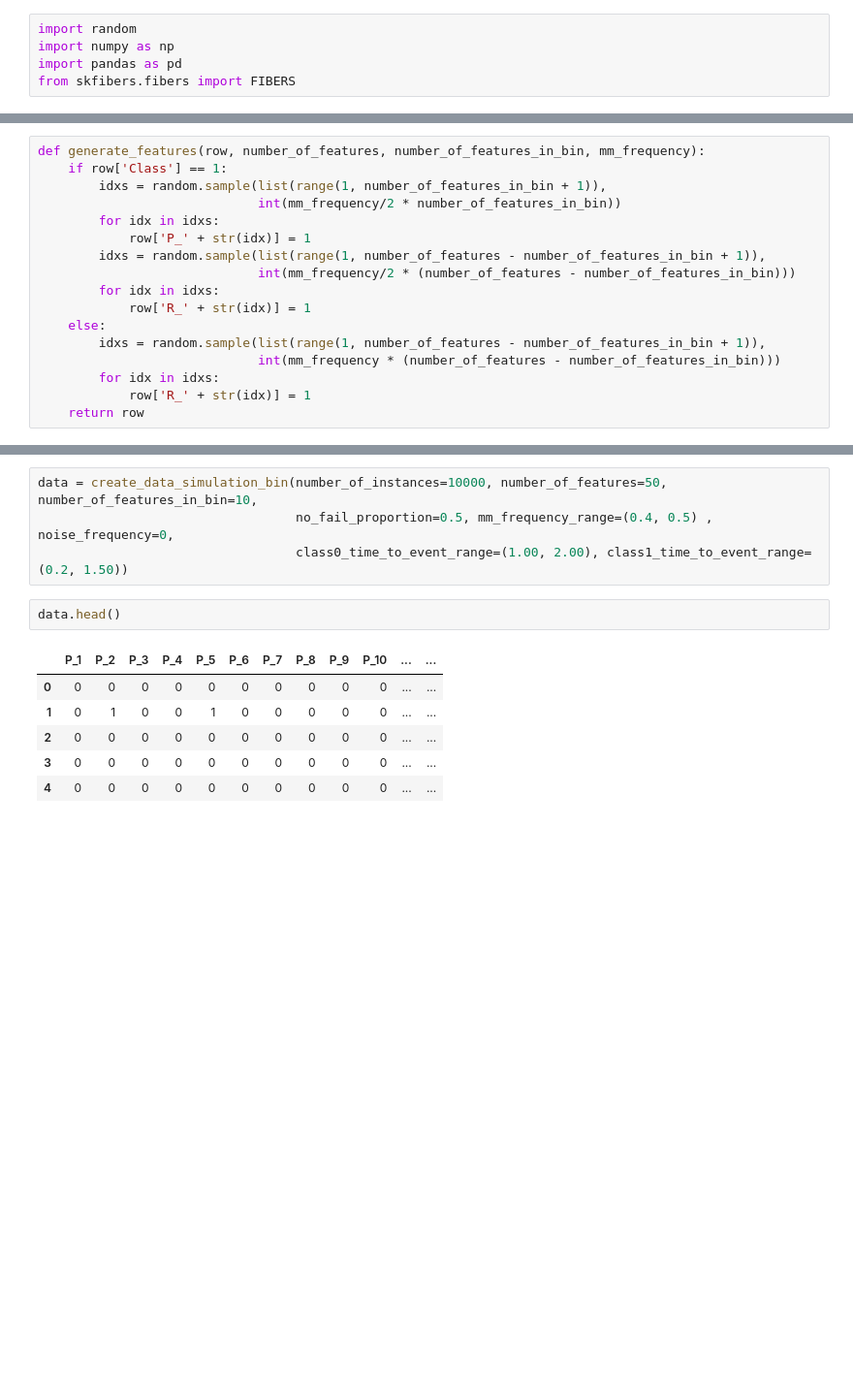
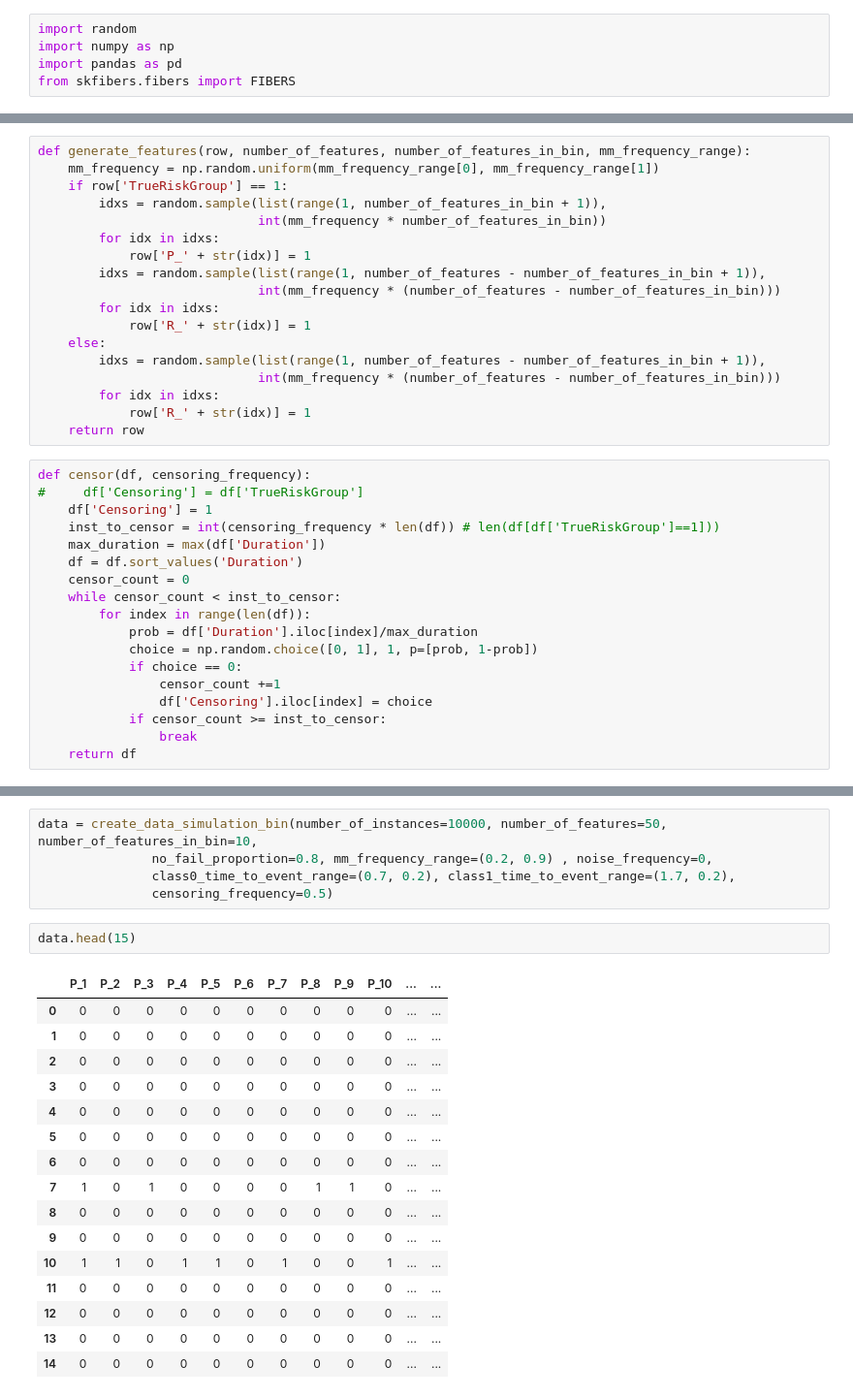
Before and after one commit to UrbsLab/scikit-FIBERS, a Jupyter notebook: src/FIBERSDatasim.ipynb, the cells around one changed output, grey strips where cells are left out. Shown: that part at 97% size. Drawn from its saved outputs; the diff is of its cells as text; blank space fills up the shorter version.

```diff
--- a/src/FIBERSDatasim.ipynb
+++ b/src/FIBERSDatasim.ipynb
@@ -9,12 +21,13 @@ warnings.simplefilter(action='ignore', category=FutureWarning)
 # %%
-def generate_features(row, number_of_features, number_of_features_in_bin, mm_frequency):
-    if row['Class'] == 1:
+def generate_features(row, number_of_features, number_of_features_in_bin, mm_frequency_range):
+    mm_frequency = np.random.uniform(mm_frequency_range[0], mm_frequency_range[1])
+    if row['TrueRiskGroup'] == 1:
         idxs = random.sample(list(range(1, number_of_features_in_bin + 1)),
-                             int(mm_frequency/2 * number_of_features_in_bin))
+                             int(mm_frequency * number_of_features_in_bin))
         for idx in idxs:
             row['P_' + str(idx)] = 1
         idxs = random.sample(list(range(1, number_of_features - number_of_features_in_bin + 1)),
-                             int(mm_frequency/2 * (number_of_features - number_of_features_in_bin)))
+                             int(mm_frequency * (number_of_features - number_of_features_in_bin)))
         for idx in idxs:
             row['R_' + str(idx)] = 1
     else:
@@ -23,6 +36,24 @@ def generate_features(row, number_of_features, number_of_features_in_bin, mm_fre
         for idx in idxs:
             row['R_' + str(idx)] = 1
     return row
+# %%
+def censor(df, censoring_frequency):
+#     df['Censoring'] = df['TrueRiskGroup']
+    df['Censoring'] = 1
+    inst_to_censor = int(censoring_frequency * len(df)) # len(df[df['TrueRiskGroup']==1]))
+    max_duration = max(df['Duration'])
+    df = df.sort_values('Duration')
+    censor_count = 0
+    while censor_count < inst_to_censor:
+        for index in range(len(df)):
+            prob = df['Duration'].iloc[index]/max_duration
+            choice = np.random.choice([0, 1], 1, p=[prob, 1-prob])
+            if choice == 0:
+                censor_count +=1
+                df['Censoring'].iloc[index] = choice
+            if censor_count >= inst_to_censor:
+                break
+    return df
 # %%
 def create_data_simulation_bin(number_of_instances, number_of_features, number_of_features_in_bin,
                                no_fail_proportion, mm_frequency_range, noise_frequency,
@@ -93,13 +201,24 @@ def create_data_simulation_bin(number_of_instances, number_of_features, number_o
 # %%
 data = create_data_simulation_bin(number_of_instances=10000, number_of_features=50, number_of_features_in_bin=10,
-                                  no_fail_proportion=0.5, mm_frequency_range=(0.4, 0.5) , noise_frequency=0,
-                                  class0_time_to_event_range=(1.00, 2.00), class1_time_to_event_range=(0.2, 1.50))
+               no_fail_proportion=0.8, mm_frequency_range=(0.2, 0.9) , noise_frequency=0,
+               class0_time_to_event_range=(0.7, 0.2), class1_time_to_event_range=(1.7, 0.2),
+               censoring_frequency=0.5)
 # %%
-data.head()
+data.head(15)
 # %% [output]
 |  | P_1 | P_2 | P_3 | P_4 | P_5 | P_6 | P_7 | P_8 | P_9 | P_10 | ... | ... |
 | 0 | 0 | 0 | 0 | 0 | 0 | 0 | 0 | 0 | 0 | 0 | ... | ... |
-| 1 | 0 | 1 | 0 | 0 | 1 | 0 | 0 | 0 | 0 | 0 | ... | ... |
+| 1 | 0 | 0 | 0 | 0 | 0 | 0 | 0 | 0 | 0 | 0 | ... | ... |
 | 2 | 0 | 0 | 0 | 0 | 0 | 0 | 0 | 0 | 0 | 0 | ... | ... |
 | 3 | 0 | 0 | 0 | 0 | 0 | 0 | 0 | 0 | 0 | 0 | ... | ... |
 | 4 | 0 | 0 | 0 | 0 | 0 | 0 | 0 | 0 | 0 | 0 | ... | ... |
+| 5 | 0 | 0 | 0 | 0 | 0 | 0 | 0 | 0 | 0 | 0 | ... | ... |
+| 6 | 0 | 0 | 0 | 0 | 0 | 0 | 0 | 0 | 0 | 0 | ... | ... |
+| 7 | 1 | 0 | 1 | 0 | 0 | 0 | 0 | 1 | 1 | 0 | ... | ... |
+| 8 | 0 | 0 | 0 | 0 | 0 | 0 | 0 | 0 | 0 | 0 | ... | ... |
+| 9 | 0 | 0 | 0 | 0 | 0 | 0 | 0 | 0 | 0 | 0 | ... | ... |
+| 10 | 1 | 1 | 0 | 1 | 1 | 0 | 1 | 0 | 0 | 1 | ... | ... |
+| 11 | 0 | 0 | 0 | 0 | 0 | 0 | 0 | 0 | 0 | 0 | ... | ... |
+| 12 | 0 | 0 | 0 | 0 | 0 | 0 | 0 | 0 | 0 | 0 | ... | ... |
+| 13 | 0 | 0 | 0 | 0 | 0 | 0 | 0 | 0 | 0 | 0 | ... | ... |
+| 14 | 0 | 0 | 0 | 0 | 0 | 0 | 0 | 0 | 0 | 0 | ... | ... |
```
Also changed, not shown: parts of 22 cells of this notebook, 5 other files.
